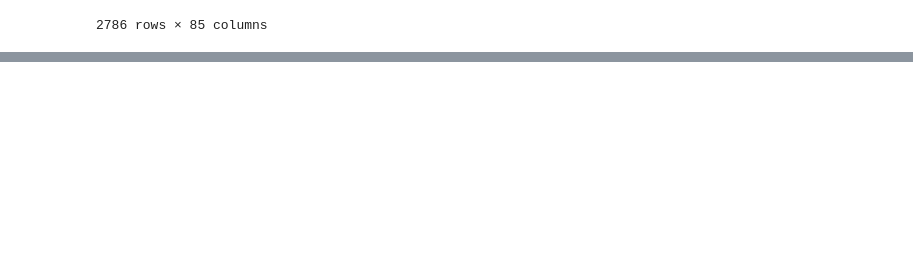
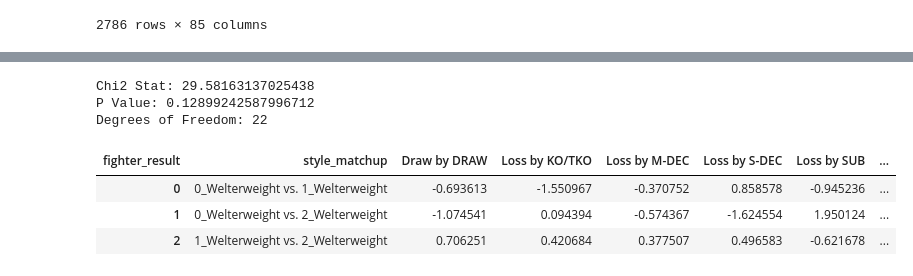
Before and after one commit to john-adeojo/ufc_styles, a Jupyter notebook: notebook/statistical analysis.ipynb, the cells around one changed output, grey strips where cells are left out. Drawn from its saved outputs; the diff is of its cells as text; code cells hidden in the pictures; blank space fills up the shorter version.

```diff
--- a/notebook/statistical analysis.ipynb
+++ b/notebook/statistical analysis.ipynb
@@ -80,0 +151,12 @@ result = analysis.run_chisquare_analysis('variable_name')  # Replace 'variable_n
+# %%
+analysis = ChiSquareAnalysis(df=analysis_data_opposing_styles, category='Welterweight')
+result = analysis.run_chisquare_analysis('fighter_result')
+result
+# %% [output]
+Chi2 Stat: 29.58163137025438
+P Value: 0.12899242587996712
+Degrees of Freedom: 22
+| fighter_result | style_matchup | Draw by DRAW | Loss by KO/TKO | Loss by M-DEC | Loss by S-DEC | Loss by SUB | ... |
+| 0 | 0_Welterweight vs. 1_Welterweight | -0.693613 | -1.550967 | -0.370752 | 0.858578 | -0.945236 | ... |
+| 1 | 0_Welterweight vs. 2_Welterweight | -1.074541 | 0.094394 | -0.574367 | -1.624554 | 1.950124 | ... |
+| 2 | 1_Welterweight vs. 2_Welterweight | 0.706251 | 0.420684 | 0.377507 | 0.496583 | -0.621678 | ... |
```
Also changed, not shown: parts of 5 cells of this notebook, 1 other file.
